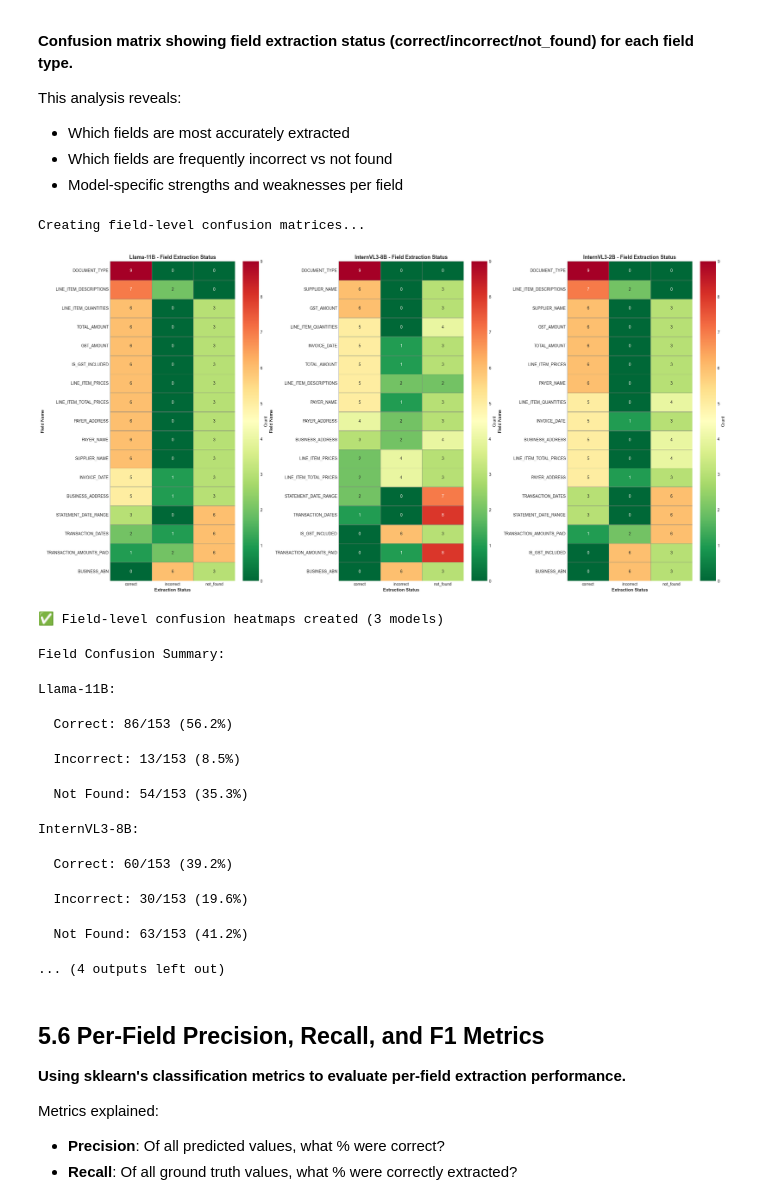
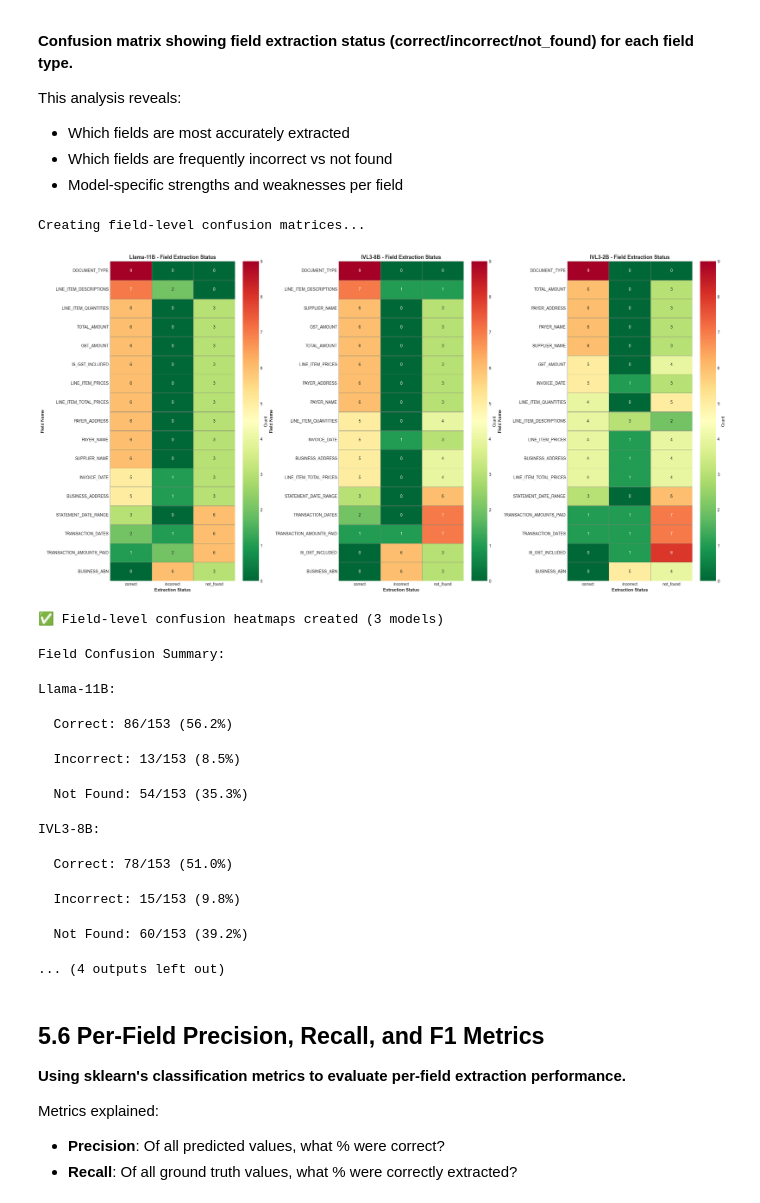
Before and after one commit to tmnestor/LMM_POC, a Jupyter notebook: notebooks_v2/model_comparison_reporter_v2.ipynb, the cells around one changed output. Saved outputs shown, nothing was run; the diff lists cells and outputs as text; code cells hidden in the pictures.

```diff
--- a/notebooks_v2/model_comparison_reporter_v2.ipynb
+++ b/notebooks_v2/model_comparison_reporter_v2.ipynb
@@ -266,0 +279,22 @@ V2 notebooks use sophisticated multi-turn bank statement extraction
+# %%
+# Cell 5
+
+# Display loaded data summary (data was loaded in previous cell)
+rprint("[bold blue]📊 V2 Model Performance Data Summary[/bold blue]")
+rprint("[cyan]V2 notebooks use sophisticated multi-turn bank statement extraction[/cyan]\n")
+
+if not combined_df.empty:
+    # Show what models were loaded
+    loaded_models = combined_df['model'].unique()
+    rprint(f"[green]✅ {len(loaded_models)} models loaded with {len(combined_df)} total records[/green]")
+
+    # Show record counts per model
+    for model in loaded_models:
+        count = len(combined_df[combined_df['model'] == model])
+        rprint(f"   • {model}: {count} records")
+
+    # Show column summary
+    rprint(f"\n[dim]Columns: {', '.join(combined_df.columns[:10])}{'...' if len(combined_df.columns) > 10 else ''}[/dim]")
+else:
+    rprint("[red]❌ No data loaded[/red]")
+    rprint("\n[yellow]💡 Check CONFIG['models'] in the configuration cell above[/yellow]")
@@ -1180,7 +1190,7 @@ else:
 # Use the loaded data from cell 5
 llama_batch_df = llama_df.copy() if not llama_df.empty else pd.DataFrame()
 internvl_batch_df = internvl3_8b_df.copy() if not internvl3_8b_df.empty else pd.DataFrame()
-internvl_nq_batch_df = internvl3_5_8b_df.copy() if not internvl3_5_8b_df.empty else pd.DataFrame()
+internvl_nq_batch_df = internvl3_2b_df.copy() if not internvl3_2b_df.empty else pd.DataFrame()
 
 # Verify data is available
 if llama_batch_df.empty:
@@ -1198,9 +1208,9 @@ else:
         rprint(f"[dim]  Predicted document types: {internvl_batch_df['document_type'].value_counts().to_dict()}[/dim]")
 
 if internvl_nq_batch_df.empty:
-    rprint("[yellow]⚠️ Warning: InternVL3.5-8B batch data not loaded. Run cell 5 first.[/yellow]")
+    rprint("[yellow]⚠️ Warning: InternVL3-2B batch data not loaded. Run cell 5 first.[/yellow]")
 else:
-    rprint(f"[cyan]InternVL3.5-8B batch data: {len(internvl_nq_batch_df)} rows[/cyan]")
+    rprint(f"[cyan]InternVL3-2B batch data: {len(internvl_nq_batch_df)} rows[/cyan]")
     if 'document_type' in internvl_nq_batch_df.columns:
         rprint(f"[dim]  Predicted document types: {internvl_nq_batch_df['document_type'].value_counts().to_dict()}[/dim]")
 
@@ -1553,9 +1563,9 @@ def create_field_confusion_data(df_batch: pd.DataFrame, ground_truth_df: pd.Data
 # Create confusion data for all 3 models
 rprint("[bold cyan]Creating field-level confusion matrices...[/bold cyan]")
 
-llama_confusion = create_field_confusion_data(llama_batch_df, ground_truth, 'Llama-11B')
-internvl_confusion = create_field_confusion_data(internvl_batch_df, ground_truth, 'InternVL3-8B')
-internvl_nq_confusion = create_field_confusion_data(internvl_nq_batch_df, ground_truth, 'InternVL3-2B')
+llama_confusion = create_field_confusion_data(llama_batch_df, ground_truth, CONFIG['models']['llama']['display_name'])
+internvl_confusion = create_field_confusion_data(internvl_batch_df, ground_truth, CONFIG['models']['internvl3_8b']['display_name'])
+internvl_nq_confusion = create_field_confusion_data(internvl_nq_batch_df, ground_truth, CONFIG['models']['internvl3_2b']['display_name'])
 
 # Combine all 3 models
 all_confusion = pd.concat([llama_confusion, internvl_confusion, internvl_nq_confusion], ignore_index=True)
@@ -1590,48 +1600,48 @@ def plot_confusion_heatmap(confusion_df: pd.DataFrame, model_name: str, ax):
 
     ax.set_title(f'{model_name} - Field Extraction Status', fontsize=13, fontweight='bold')
     ax.set_xlabel('Extraction Status', fontsize=11, fontweight='bold')
     ax.set_ylabel('Field Name', fontsize=11, fontweight='bold')
     ax.tick_params(axis='y', rotation=0)
 
 # Create 3-panel heatmaps
 fig, (ax1, ax2, ax3) = plt.subplots(1, 3, figsize=(24, 12))
 
-plot_confusion_heatmap(all_confusion, 'Llama-11B', ax1)
-plot_confusion_heatmap(all_confusion, 'InternVL3-8B', ax2)
-plot_confusion_heatmap(all_confusion, 'InternVL3-2B', ax3)
+plot_confusion_heatmap(all_confusion, CONFIG['models']['llama']['display_name'], ax1)
+plot_confusion_heatmap(all_confusion, CONFIG['models']['internvl3_8b']['display_name'], ax2)
+plot_confusion_heatmap(all_confusion, CONFIG['models']['internvl3_2b']['display_name'], ax3)
 
 plt.tight_layout()
 plt.savefig(CONFIG['output_dir'].replace('/csv', '/visualizations') + '/field_confusion_heatmap.png', dpi=300, bbox_inches='tight')
 plt.show()
 
 rprint("[green]✅ Field-level confusion heatmaps created (3 models)[/green]")
 
 # Create summary statistics
 rprint("\n[bold blue]Field Confusion Summary:[/bold blue]")
-for model in ['Llama-11B', 'InternVL3-8B', 'InternVL3-2B']:
+for model in [CONFIG['models'][k]['display_name'] for k in CONFIG['models']]:
     model_data = all_confusion[all_confusion['model'] == model]
     total = model_data['count'].sum()
     correct = model_data[model_data['status'] == 'correct']['count'].sum()
     incorrect = model_data[model_data['status'] == 'incorrect']['count'].sum()
     not_found = model_data[model_data['status'] == 'not_found']['count'].sum()
 
     rprint(f"\n[cyan]{model}:[/cyan]")
     rprint(f"  Correct: {correct}/{total} ({correct/total*100:.1f}%)")
     rprint(f"  Incorrect: {incorrect}/{total} ({incorrect/total*100:.1f}%)")
     rprint(f"  Not Found: {not_found}/{total} ({not_found/total*100:.1f}%)")
 # %% [output]
 Creating field-level confusion matrices...
-[figure, old version]
+[figure, new version]
 ✅ Field-level confusion heatmaps created (3 models)
 Field Confusion Summary:
 Llama-11B:
   Correct: 86/153 (56.2%)
   Incorrect: 13/153 (8.5%)
   Not Found: 54/153 (35.3%)
-InternVL3-8B:
+IVL3-8B:
-  Correct: 60/153 (39.2%)
+  Correct: 78/153 (51.0%)
-  Incorrect: 30/153 (19.6%)
+  Incorrect: 15/153 (9.8%)
-  Not Found: 63/153 (41.2%)
+  Not Found: 60/153 (39.2%)
 ... (4 outputs left out)
 # %% [markdown]
 ## 5.6 Per-Field Precision, Recall, and F1 Metrics
```
Also changed, not shown: parts of 18 cells of this notebook, 12 other files.
